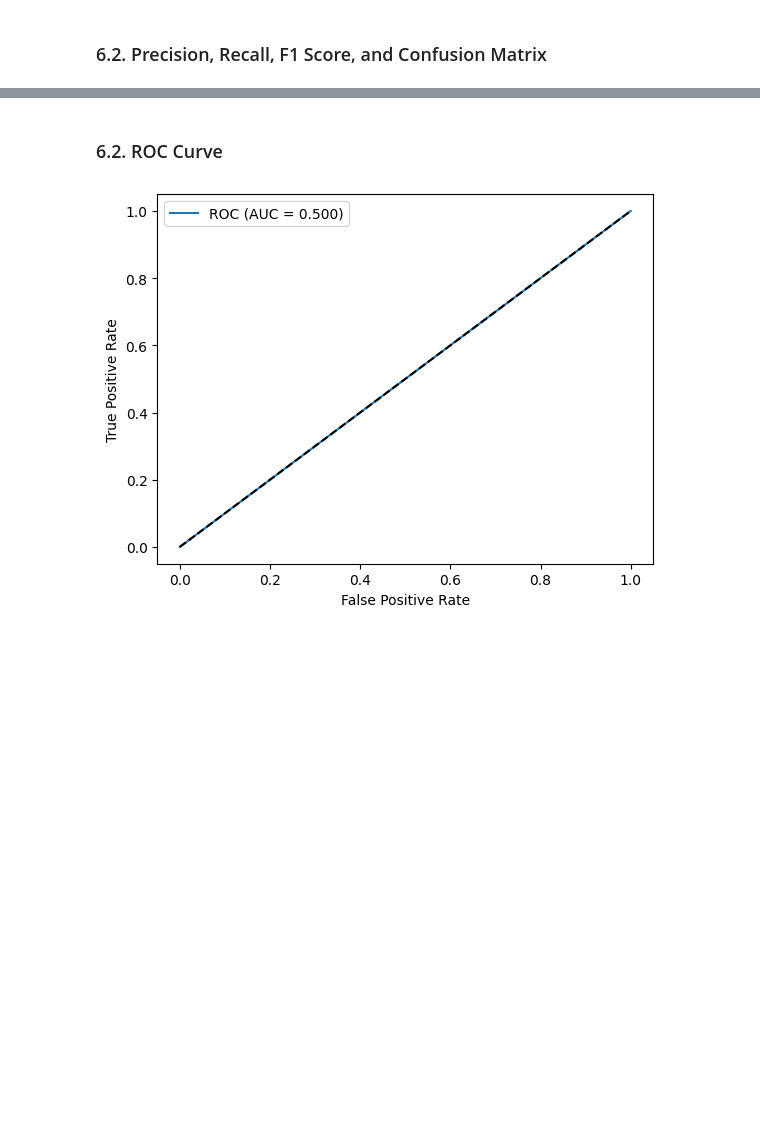
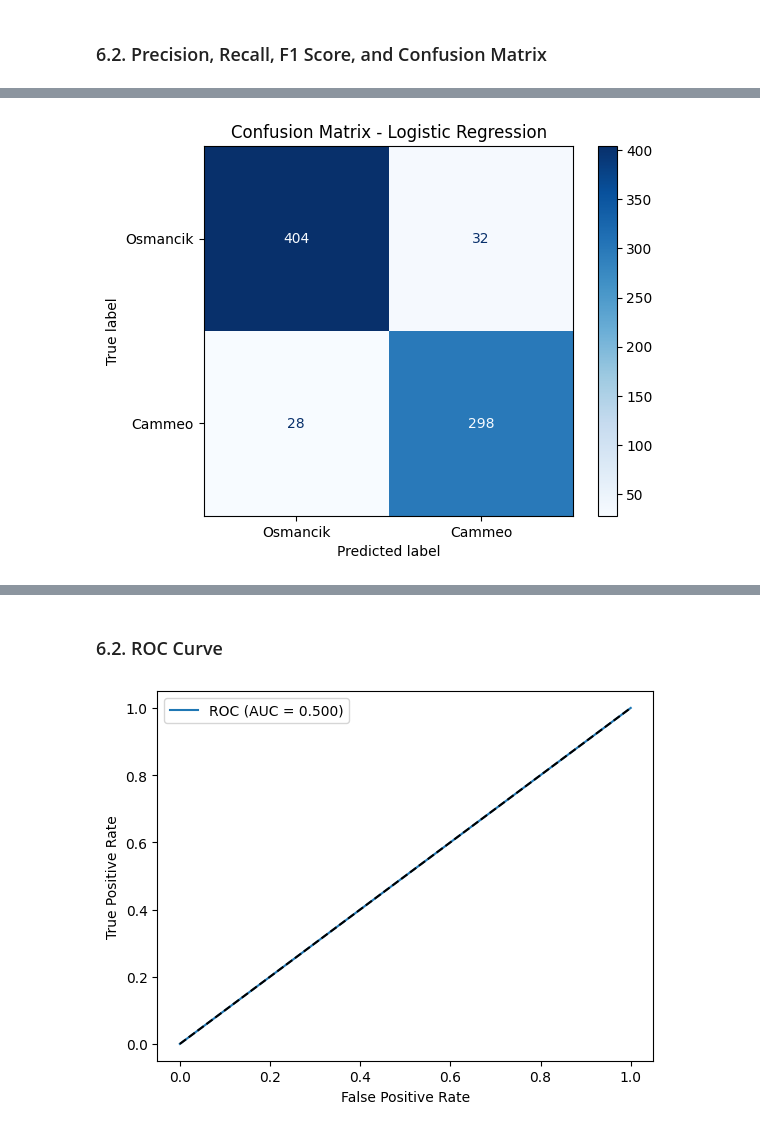
Before and after one commit to thegarbzinvasion/rice-grain-classification-project, a Jupyter notebook: rice-grain-classification.ipynb, the cells around one changed output, grey strips where cells are left out. Saved outputs shown, nothing was run; the diff lists cells and outputs as text; code cells hidden in the pictures; blank space fills up the shorter version.

```diff
--- a/rice-grain-classification.ipynb
+++ b/rice-grain-classification.ipynb
@@ -10,7 +10,7 @@ Requirement already satisfied: liac-arff in C:\Users\peter\AppData\Local\Python\
 import arff
 import pandas as pd
 
-with open('Rice_Cammeo_Osmancik.arff', 'r') as f:
+with open('/content/sample_data/Rice_Cammeo_Osmancik.arff', 'r') as f:
     dataset = arff.load(f)
 
 # Extract attributes for column names and data for rows
@@ -227,0 +235,15 @@ weighted avg       0.92      0.92      0.92       762
+# %%
+from sklearn.metrics import ConfusionMatrixDisplay
+
+cm = confusion_matrix(y_test, y_pred_test)
+
+disp = ConfusionMatrixDisplay(
+    confusion_matrix=cm,
+    display_labels=['Osmancik', 'Cammeo']
+)
+
+disp.plot(cmap='Blues')
+plt.title('Confusion Matrix - Logistic Regression')
+plt.show()
+# %% [output]
+[figure, added]
```
Also changed, not shown: parts of 9 cells of this notebook.
